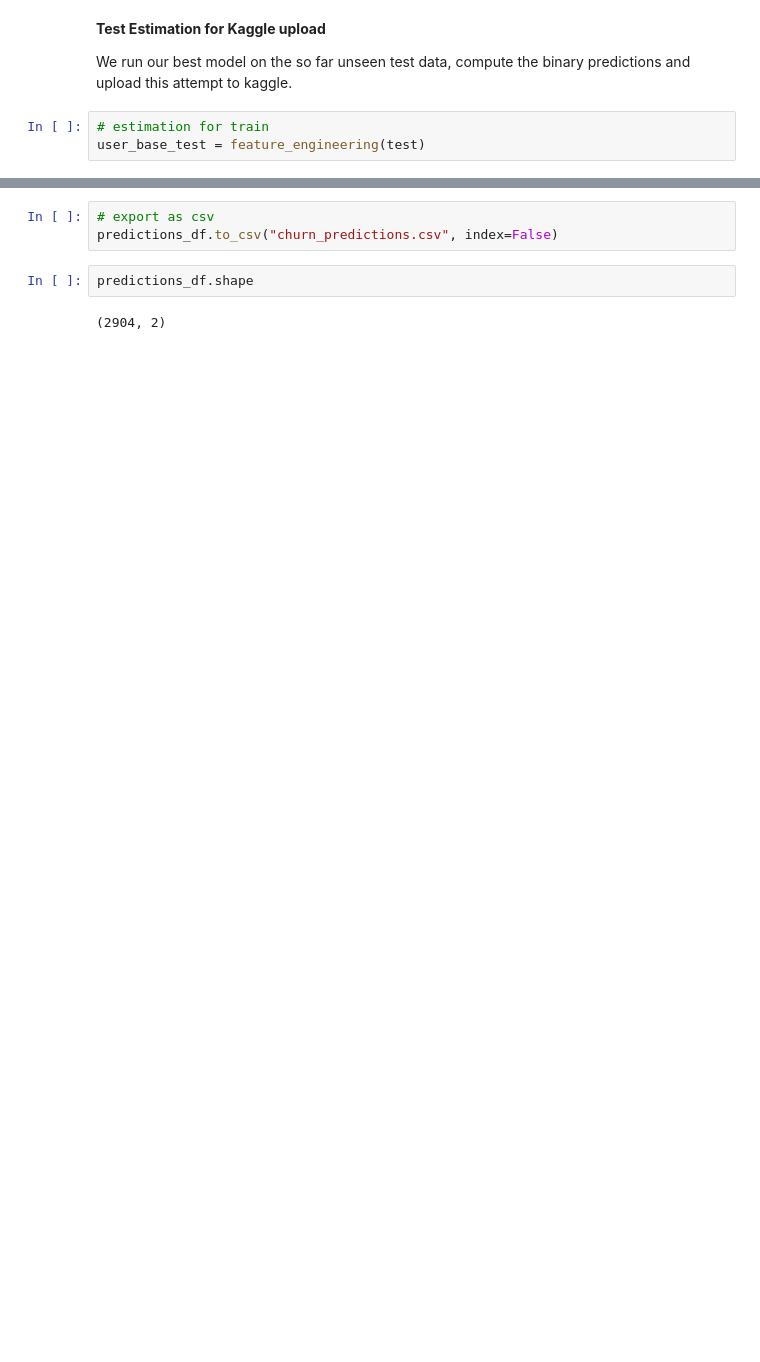
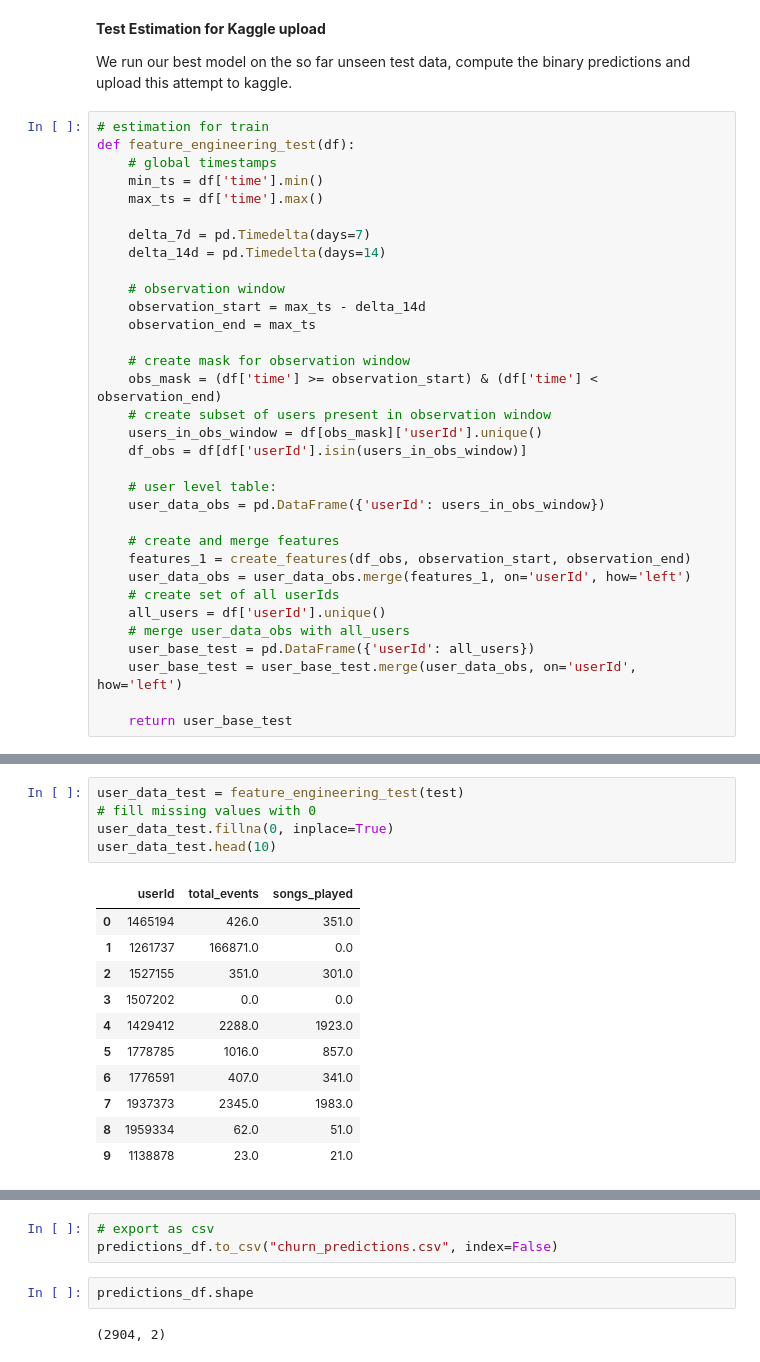
Before and after one commit to Conni2/churn_python, a Jupyter notebook: churn_FE_julius.ipynb, the cells around one changed output, grey strips where cells are left out. Drawn from its saved outputs; the diff is of its cells as text; blank space fills up the shorter version.

```diff
--- a/churn_FE_julius.ipynb
+++ b/churn_FE_julius.ipynb
@@ -404,4 +577,34 @@ Pipeline(steps=[('scaler', 'passthrough'),
 We run our best model on the so far unseen test data, compute the binary predictions and upload this attempt to kaggle.
 # %%
 # estimation for train
-user_base_test = feature_engineering(test)
+def feature_engineering_test(df):
+    # global timestamps
+    min_ts = df['time'].min()
+    max_ts = df['time'].max()
+
+    delta_7d = pd.Timedelta(days=7)
+    delta_14d = pd.Timedelta(days=14)
+
+    # observation window
+    observation_start = max_ts - delta_14d
+    observation_end = max_ts
+
+    # create mask for observation window
+    obs_mask = (df['time'] >= observation_start) & (df['time'] < observation_end)
+    # create subset of users present in observation window
+    users_in_obs_window = df[obs_mask]['userId'].unique()
+    df_obs = df[df['userId'].isin(users_in_obs_window)]
+
+    # user level table:
+    user_data_obs = pd.DataFrame({'userId': users_in_obs_window})
+
+    # create and merge features
+    features_1 = create_features(df_obs, observation_start, observation_end)
+    user_data_obs = user_data_obs.merge(features_1, on='userId', how='left')
+    # create set of all userIds
+    all_users = df['userId'].unique()
+    # merge user_data_obs with all_users
+    user_base_test = pd.DataFrame({'userId': all_users})
+    user_base_test = user_base_test.merge(user_data_obs, on='userId', how='left')
+
+    return user_base_test
@@ -422,2 +611,19 @@ user_base_test.head(10)
+# %%
+user_data_test = feature_engineering_test(test)
+# fill missing values with 0
+user_data_test.fillna(0, inplace=True)
+user_data_test.head(10)
+# %% [output]
+|  | userId | total_events | songs_played |
+| 0 | 1465194 | 426.0 | 351.0 |
+| 1 | 1261737 | 166871.0 | 0.0 |
+| 2 | 1527155 | 351.0 | 301.0 |
+| 3 | 1507202 | 0.0 | 0.0 |
+| 4 | 1429412 | 2288.0 | 1923.0 |
+| 5 | 1778785 | 1016.0 | 857.0 |
+| 6 | 1776591 | 407.0 | 341.0 |
+| 7 | 1937373 | 2345.0 | 1983.0 |
+| 8 | 1959334 | 62.0 | 51.0 |
+| 9 | 1138878 | 23.0 | 21.0 |
 # %%
 # select features
```
Also changed, not shown: parts of 18 cells of this notebook.
